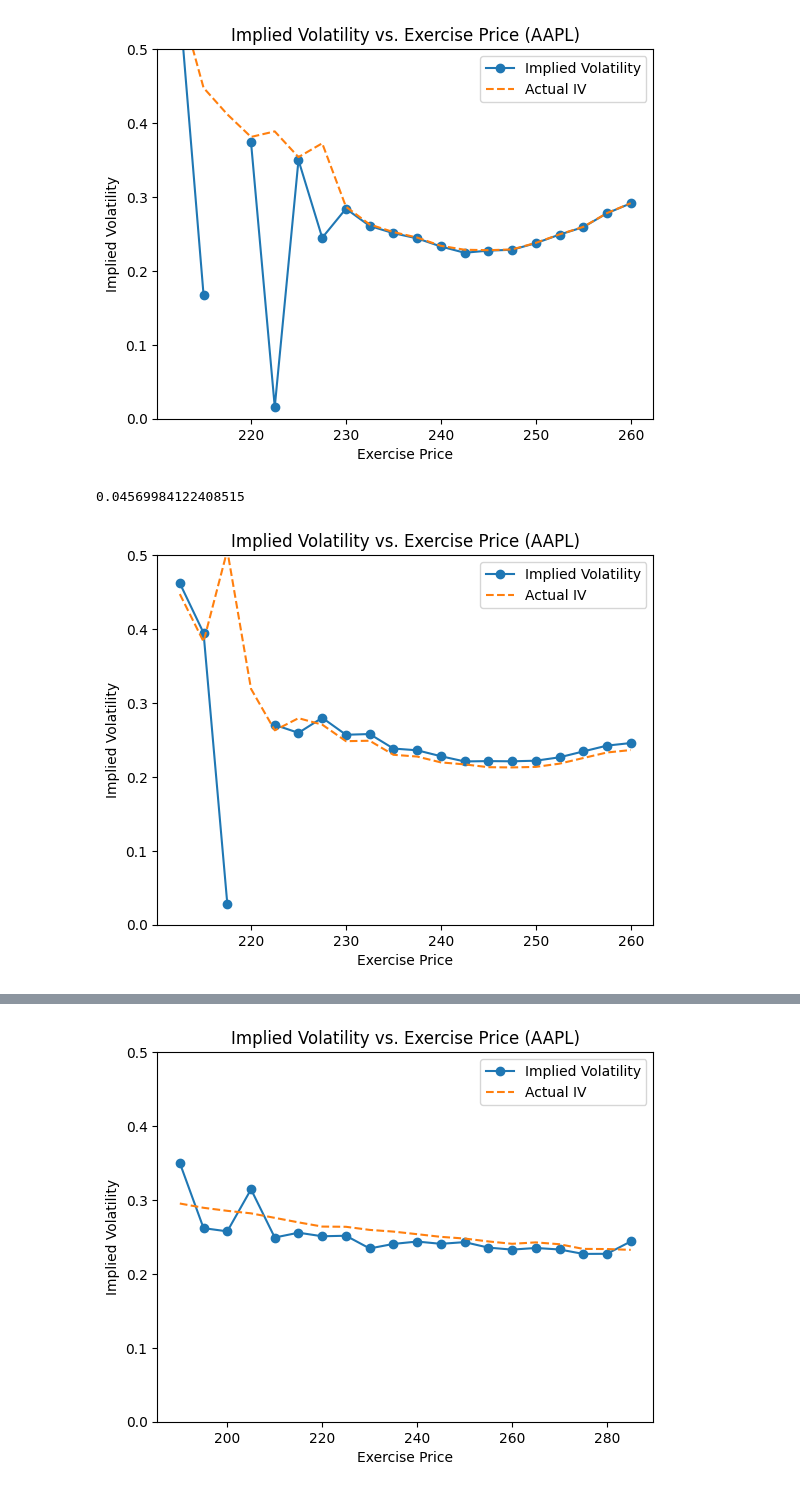
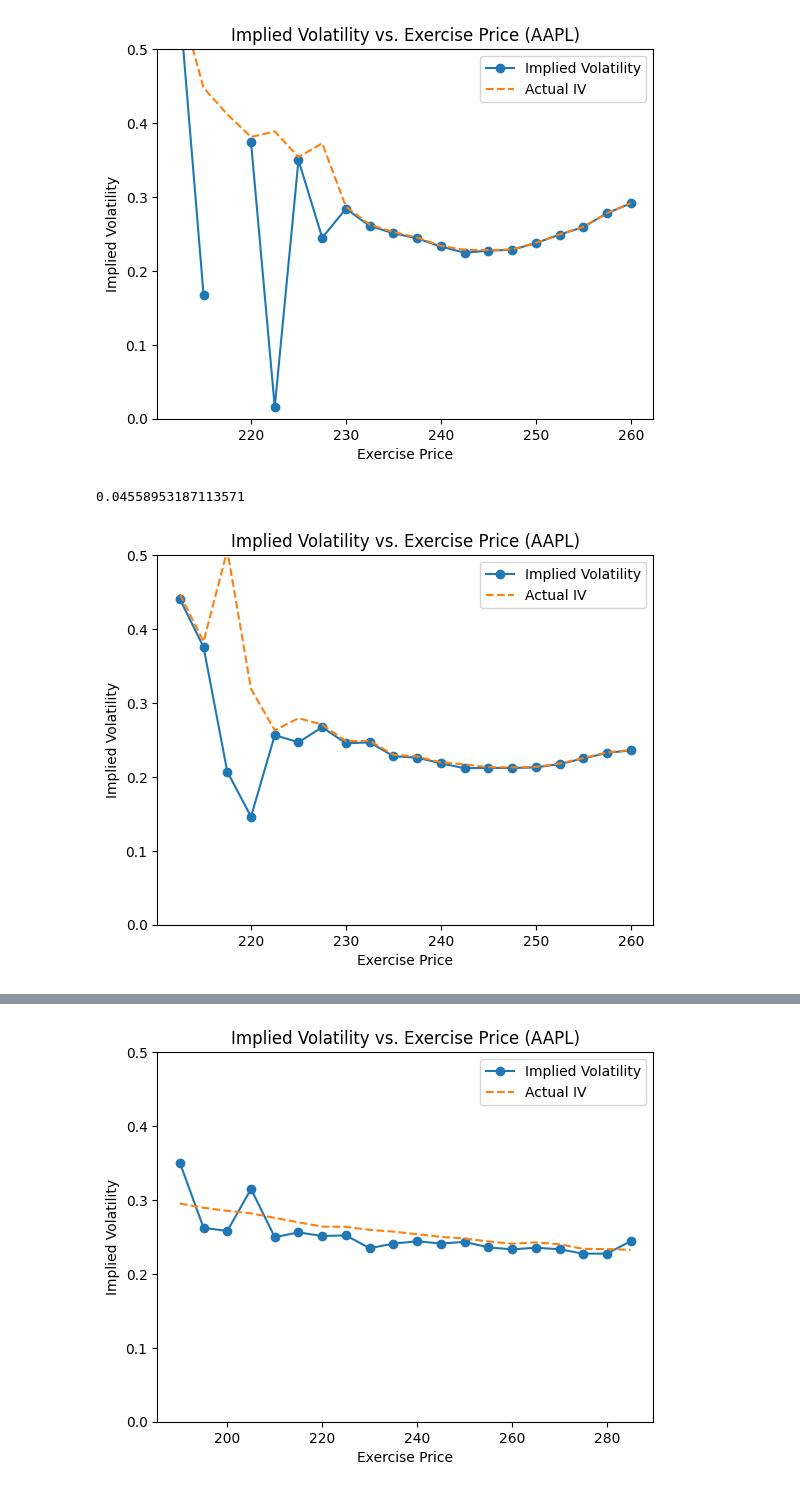
Before and after one commit to andreist3fan/ovmHW2, a Jupyter notebook: jupyter/homework.ipynb, the cells around one changed output, grey strips where cells are left out. Saved outputs shown, nothing was run; the diff lists cells and outputs as text; code cells hidden in the pictures.

```diff
--- a/jupyter/homework.ipynb
+++ b/jupyter/homework.ipynb
@@ -30,34 +34,26 @@ data
 | 6 | 5725 | 149.0 |
 | 7 | 5825 | 115.0 |
 # %%
-def put_call_value(S, E, r, tau, sigma, option_type='call'):
+def call_value(S, E, r, tau, sigma):
     """
-    Calculate the value of a call or put option using the Black-Scholes formula.
+    Calculate the value of a call option using the Black-Scholes formula.
     :param S: Asset price at time t
     :param E: Exercise price
     :param r: interest rate
     :param tau: time to expiry (T-t)
     :param sigma: volatility
-    :param option_type: 'call' or 'put'
     :return: option value, delta, and vega
     """
-    if tau > 0:
+    if tau > 0: # if the option has not expired/ is not at time T
         d1 = (np.log(S / E) + (r +0.5* sigma ** 2) * tau) / (sigma * np.sqrt(tau))
         d2 = d1 - sigma * np.sqrt(tau)
         # if option_type == 'call':
         value = S * stats.norm.cdf(d1) - E * np.exp(-r * tau) * stats.norm.cdf(d2)
         delta= stats.norm.cdf(d1)
         vega = S * np.sqrt(tau) * stats.norm.pdf(d1)
-        # else:
-        #     value = E * np.exp(-r * tau) * stats.norm.cdf(-d2) - S * stats.norm.cdf(-d1)
-        #     delta = -stats.norm.cdf(-d1)
-        #     vega = S * np.sqrt(tau) * np.exp(-d1 ** 2 / 2) / np.sqrt(2 * np.pi)
         return value, delta, vega
-    else:
-        if option_type == 'call':
-            return max(S - E, 0), 1 if S > E else 0,0
-        else:
-            return max(E - S, 0), -1 if S < E else 0,0
+    else: # if the option is at time T
+        return max(S - E, 0), 1 if S > E else 0,0
 # %%
 def newtons_method_volatility(S, E, r, tau, C_true, tol=1e-6, max_iter=100):
     """
@@ -77,13 +73,17 @@ def newtons_method_volatility(S, E, r, tau, C_true, tol=1e-6, max_iter=100):
     sigma = sigmahat
     sigmadiff = 1
     k=1
+    # while the difference between the estimated and true option price is greater than the tolerance
+    # or the maximum number of iterations has not been reached
     while sigmadiff >= tol and k < max_iter:
-        C, delta, vega = put_call_value(S, E, r, tau, sigma)
+        C, delta, vega = call_value(S, E, r, tau, sigma)
         vega = max(vega, 1e-6)
         increment = (C-C_true)/vega
 
+        # cap the increment to prevent large changes in sigma
         sigma = sigma - np.clip(increment,-0.5,0.5)
-        sigmadiff = abs(increment)
+
+        sigmadiff = abs(np.clip(increment,-0.5,0.5))
         k += 1
     return sigma
 # %%
@@ -215,34 +205,34 @@ plt.show()
 [figure]
 # %%
 impl_vol_AAPL_2wk = []
-T_option = 12/365
+T_option = 13/365
 r = rfrate(T_option)/100
 S0 = 236.85
 print(r)
 for i in range(0, len(AAPL_calls_24_01)):
     E = AAPL_calls_24_01['Strike'][i]
     C_true = AAPL_calls_24_01['Last'][i]
 
     implied_volatility = newtons_method_volatility(S0, E, r, T_option, C_true)
     impl_vol_AAPL_2wk.append(implied_volatility)
 strike = np.array(AAPL_calls_24_01['Strike'])
 impl_vol_AAPL_2wk = np.array(impl_vol_AAPL_2wk)
 #replace large values with nan
 impl_vol_AAPL_2wk[impl_vol_AAPL_2wk > 1] = np.nan
 impl_vol_AAPL_2wk[impl_vol_AAPL_2wk < 0] = np.nan
 #print(strike)
 #print(impl_vol_AAPL)
 plt.plot(strike, impl_vol_AAPL_2wk, 'o-', label='Implied Volatility')
 plt.plot(strike,AAPL_calls_24_01["IV"], '--', label='Actual IV')
 #plt.axvline(x=S0, color='r', linestyle='--', label='Current Asset Price')
 plt.ylim(0, 0.5)
 plt.xlabel('Exercise Price')
 plt.ylabel('Implied Volatility')
 plt.title('Implied Volatility vs. Exercise Price (AAPL)')
 plt.legend()
 plt.show()
 # %% [output]
-0.04569984122408515
+0.04558953187113571
-[figure, old version]
+[figure, new version]
 # %%
 impl_vol_AAPL_3 = []
```
Also changed, not shown: parts of 20 cells of this notebook.
